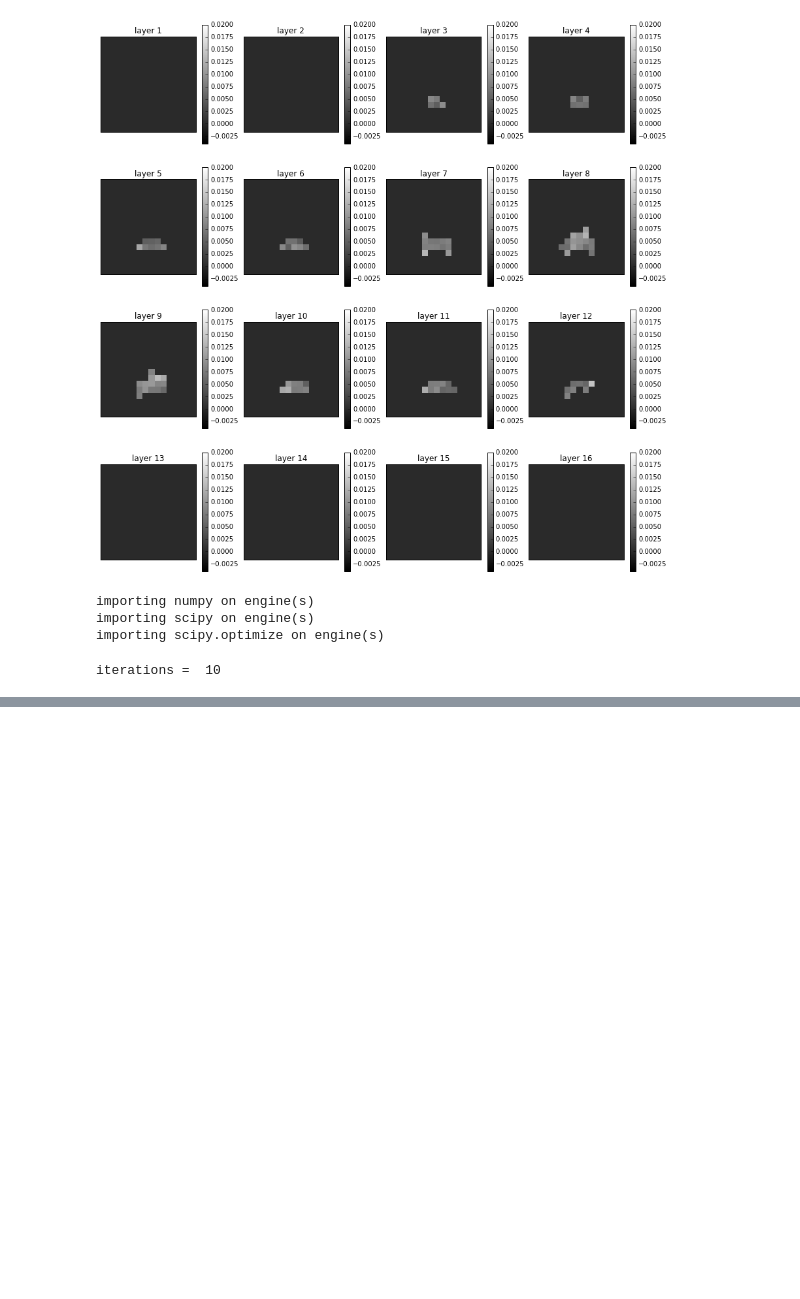
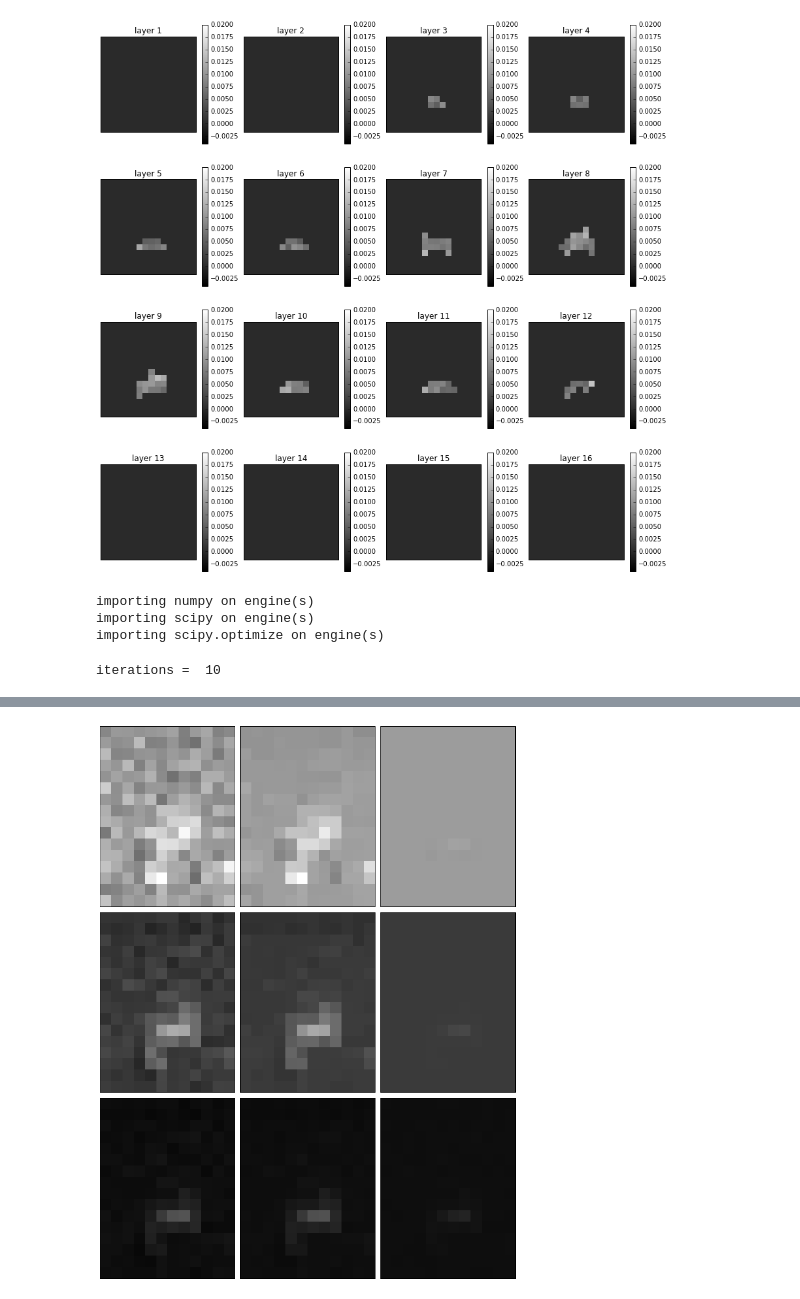
Before and after one commit to maidens/Constrained-Kinetics, a Jupyter notebook: prostate_EPI/prostate_EPI.ipynb, the cells around one changed output, grey strips where cells are left out. Saved outputs shown, nothing was run; the diff lists cells and outputs as text; code cells hidden in the pictures; blank space fills up the shorter version.

```diff
--- a/prostate_EPI/prostate_EPI.ipynb
+++ b/prostate_EPI/prostate_EPI.ipynb
@@ -471,0 +493,15 @@ scipy.io.savemat('kPL_map_' + filename + '.mat', {"kPL_map": kPL_map})
+# %%
+plt.figure(figsize = (11,14.5))
+for i in range(9):
+    plt.subplot(3, 3, i+1)
+    plt.imshow(kPL_maps[int(i%3), int(i/3), :, 2:14, 7], cmap="gray", vmin=-0.000, vmax=0.010, interpolation="nearest")
+    # plt.imshow(kPL_map[:, :, i], cmap="gray", vmin=-0.0001, vmax=0.005, interpolation="nearest")
+    plt.xticks([])
+    plt.yticks([])
+    # plt.colorbar()
+    # plt.title("layer " + str(i+1))
+plt.tight_layout()
+plt.savefig('pc_epi_lambda_comparison.png', bbox_inches='tight')
+plt.show()
+# %% [output]
+[figure, added]
```
Also changed, not shown: parts of 2 cells of this notebook, 2 other files.
